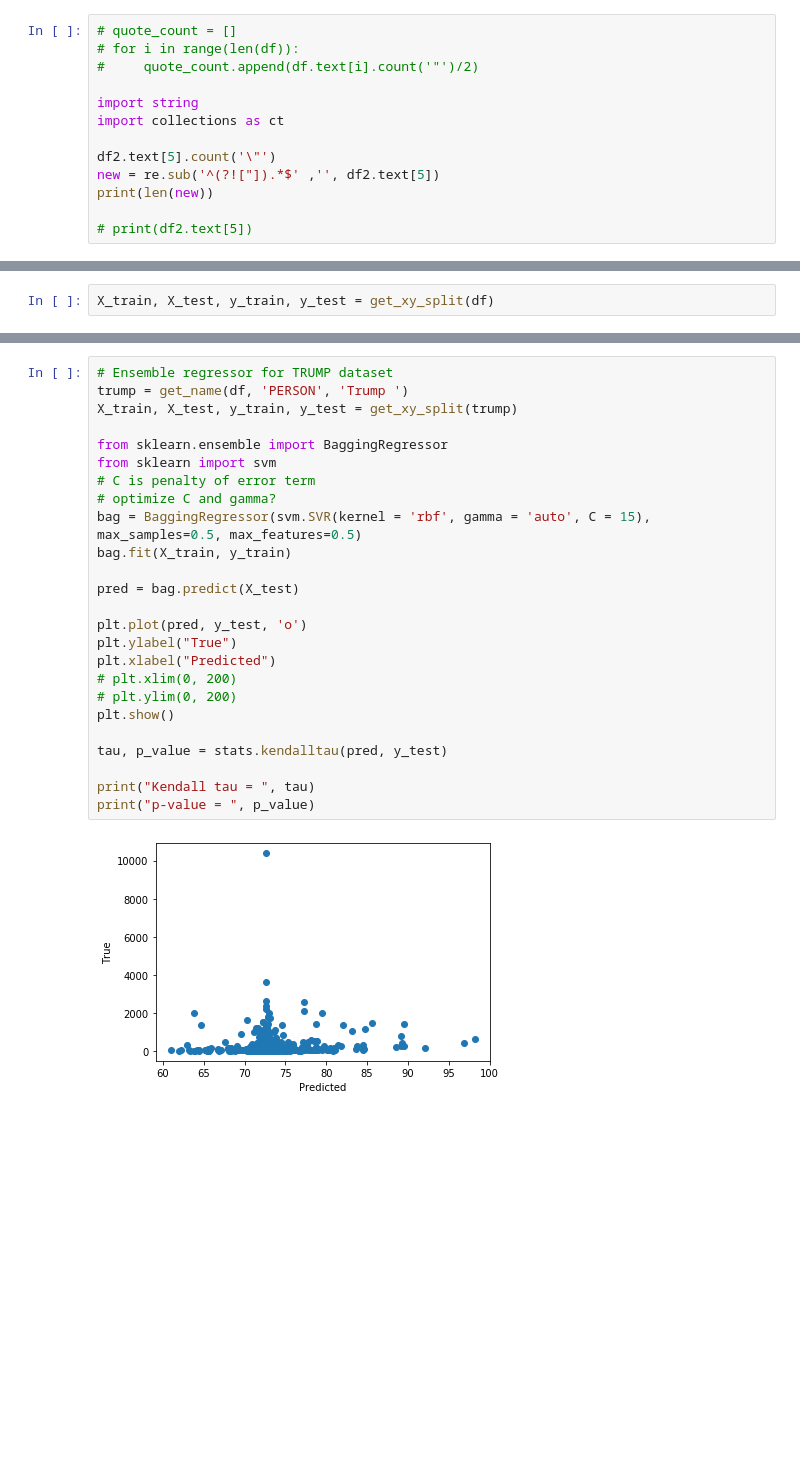
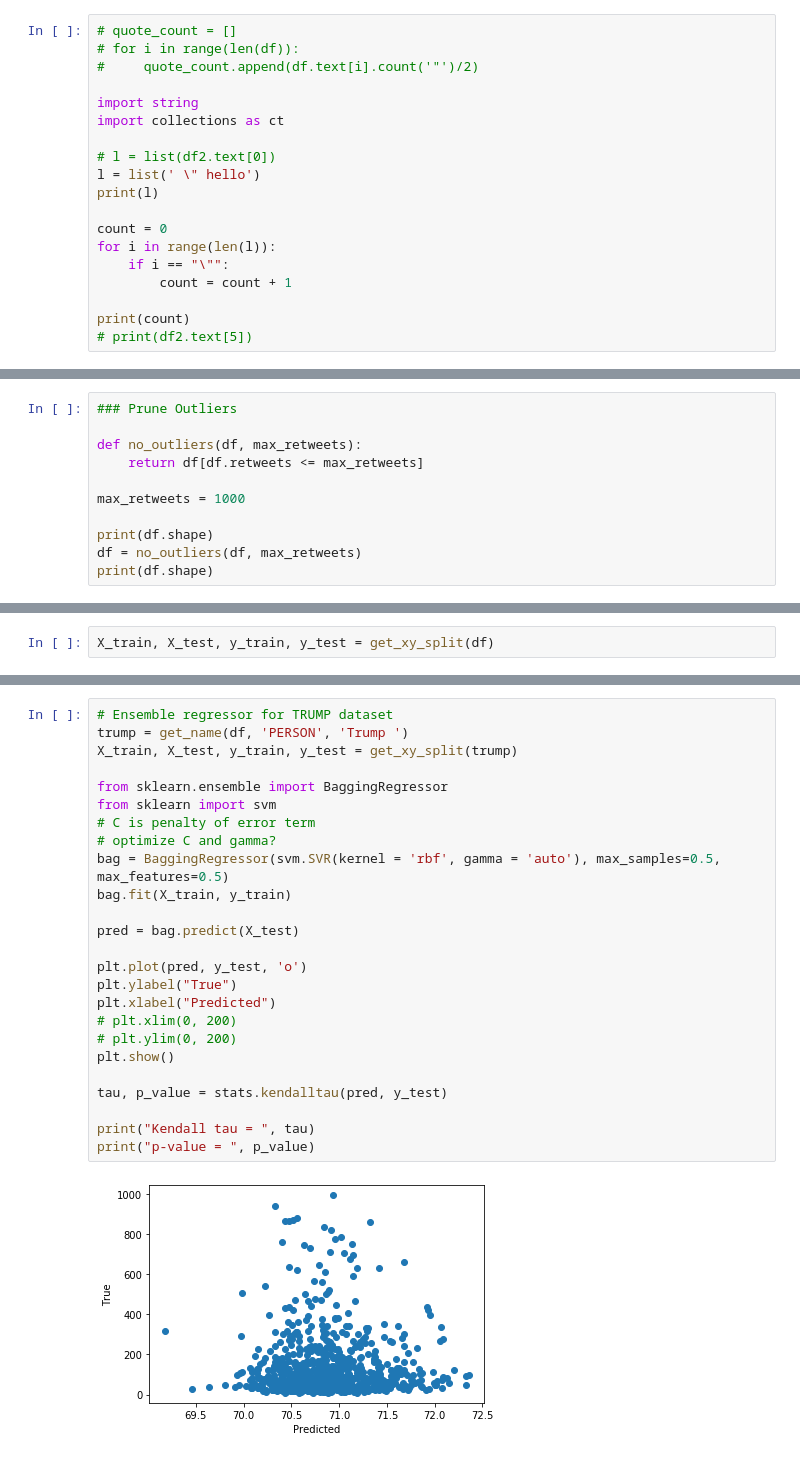
Before and after one commit to ruthlee/NYT_Analysis, a Jupyter notebook: notebooks/methods_features.ipynb, the cells around one changed output, grey strips where cells are left out. Drawn from its saved outputs; the diff is of its cells as text; blank space fills up the shorter version.

```diff
--- a/notebooks/methods_features.ipynb
+++ b/notebooks/methods_features.ipynb
@@ -229,9 +234,15 @@ df['avg_word_kur'] = avg_word_kur
 import string
 import collections as ct
 
-df2.text[5].count('\"')
-new = re.sub('^(?!["]).*$' ,'', df2.text[5])
-print(len(new))
+# l = list(df2.text[0])
+l = list(' \" hello')
+print(l)
 
+count = 0
+for i in range(len(l)):
+    if i == "\"":
+        count = count + 1
+
+print(count)
 # print(df2.text[5])
 # %% [output]
@@ -351,3 +359,14 @@ getting rid of 9 null columns
 ## Methods
 # %%
 df = pd.read_pickle("../data/feature_df.pkl")
+# %%
+### Prune Outliers
+
+def no_outliers(df, max_retweets):
+    return df[df.retweets <= max_retweets]
+
+max_retweets = 1000
+
+print(df.shape)
+df = no_outliers(df, max_retweets)
+print(df.shape)
@@ -554,27 +596,27 @@ p-value =  4.575564719881512e-75
 # %%
 # Ensemble regressor for TRUMP dataset
 trump = get_name(df, 'PERSON', 'Trump ')
 X_train, X_test, y_train, y_test = get_xy_split(trump)
 
 from sklearn.ensemble import BaggingRegressor
 from sklearn import svm
 # C is penalty of error term
 # optimize C and gamma?
-bag = BaggingRegressor(svm.SVR(kernel = 'rbf', gamma = 'auto', C = 15), max_samples=0.5, max_features=0.5)
+bag = BaggingRegressor(svm.SVR(kernel = 'rbf', gamma = 'auto'), max_samples=0.5, max_features=0.5)
 bag.fit(X_train, y_train)
 
 pred = bag.predict(X_test)
 
 plt.plot(pred, y_test, 'o')
 plt.ylabel("True")
 plt.xlabel("Predicted")
 # plt.xlim(0, 200)
 # plt.ylim(0, 200)
 plt.show()
 
 tau, p_value = stats.kendalltau(pred, y_test)
 
 print("Kendall tau = ", tau)
 print("p-value = ", p_value)
 # %% [output]
-[figure, old version]
+[figure, new version]
```
Also changed, not shown: parts of 23 cells of this notebook, 2 other files.
